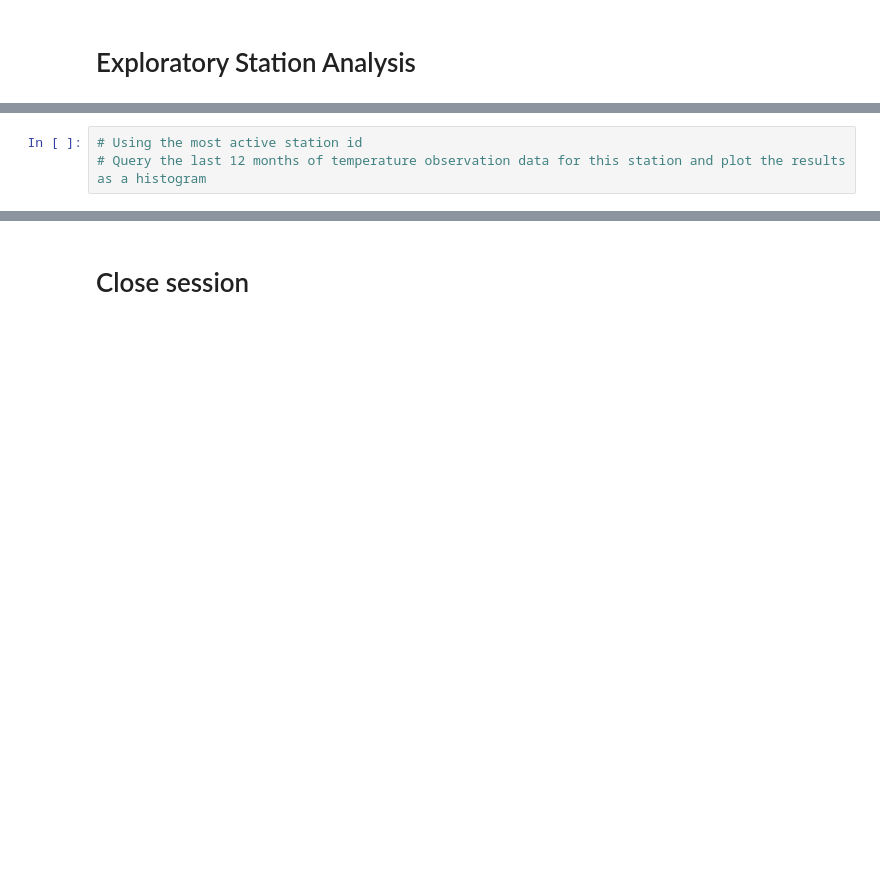
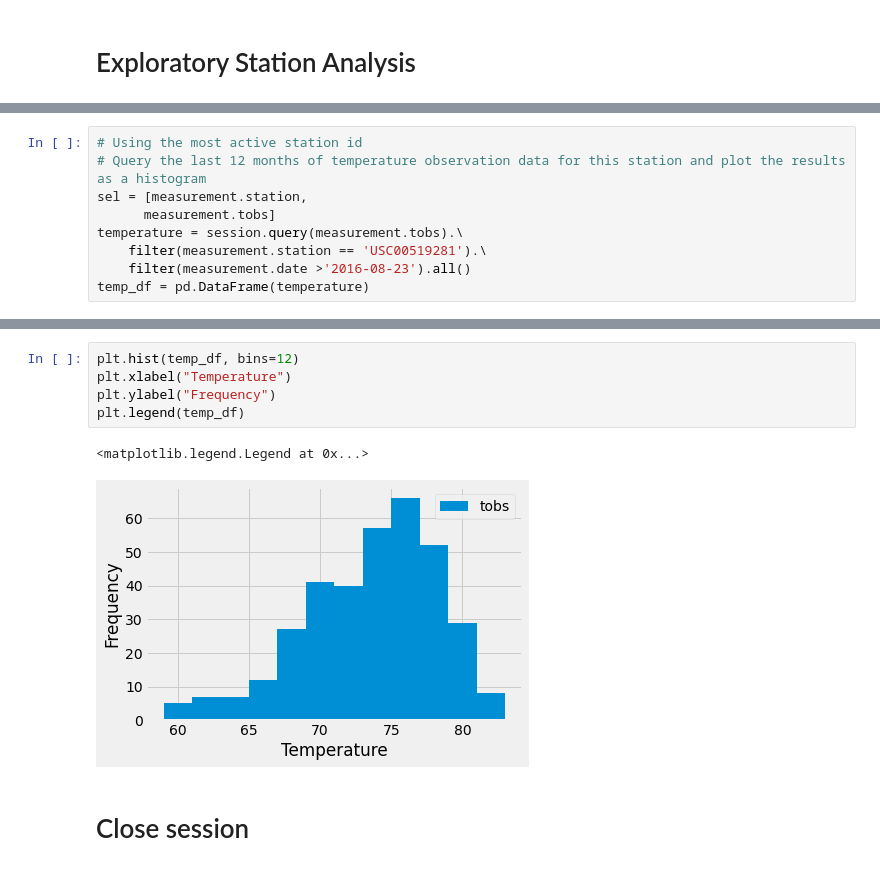
Before and after one commit to DavidJohnChartrand/sqlalchemy-challenge, a Jupyter notebook: climate_starter.ipynb, the cells around one changed output, grey strips where cells are left out. Drawn from its saved outputs; the diff is of its cells as text; blank space fills up the shorter version.

```diff
--- a/climate_starter.ipynb
+++ b/climate_starter.ipynb
@@ -79,3 +127,9 @@ session.query(station.station).count()
 # %%
 # Using the most active station id
 # Query the last 12 months of temperature observation data for this station and plot the results as a histogram
+sel = [measurement.station,
+      measurement.tobs]
+temperature = session.query(measurement.tobs).\
+    filter(measurement.station == 'USC00519281').\
+    filter(measurement.date >'2016-08-23').all()
+temp_df = pd.DataFrame(temperature)
@@ -82,3 +154,11 @@ session.query(station.station).count()
+# %%
+plt.hist(temp_df, bins=12)
+plt.xlabel("Temperature")
+plt.ylabel("Frequency")
+plt.legend(temp_df)
+# %% [output]
+<matplotlib.legend.Legend at 0x...>
+[figure, added]
 # %% [markdown]
 # Close session
 # %%
```
Also changed, not shown: parts of 7 cells of this notebook, 1 other file.
